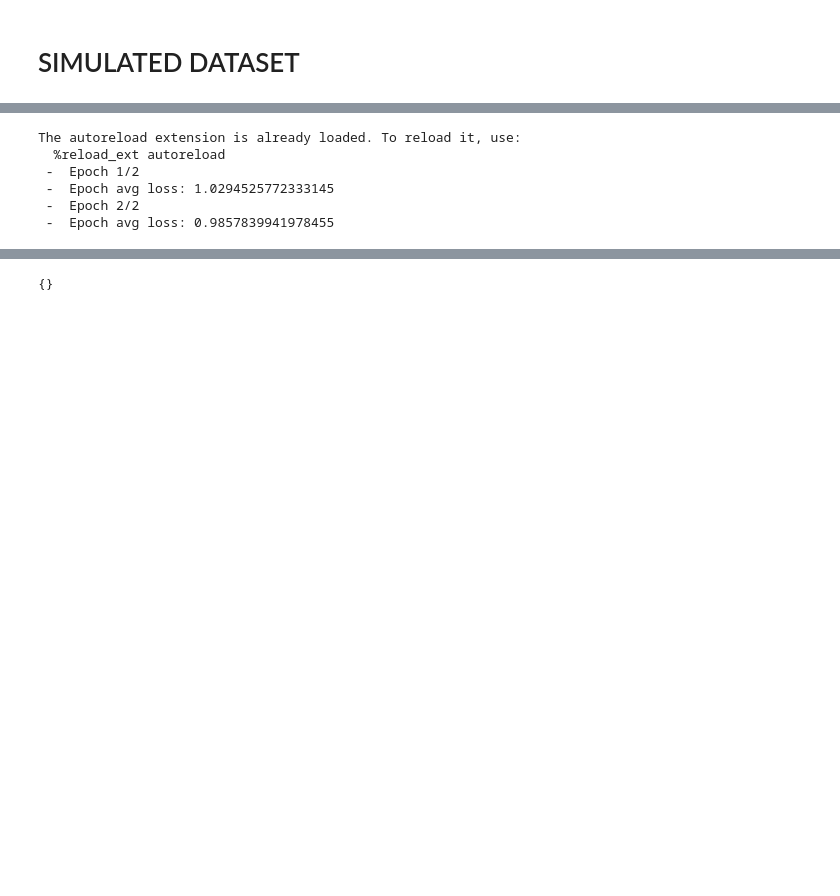
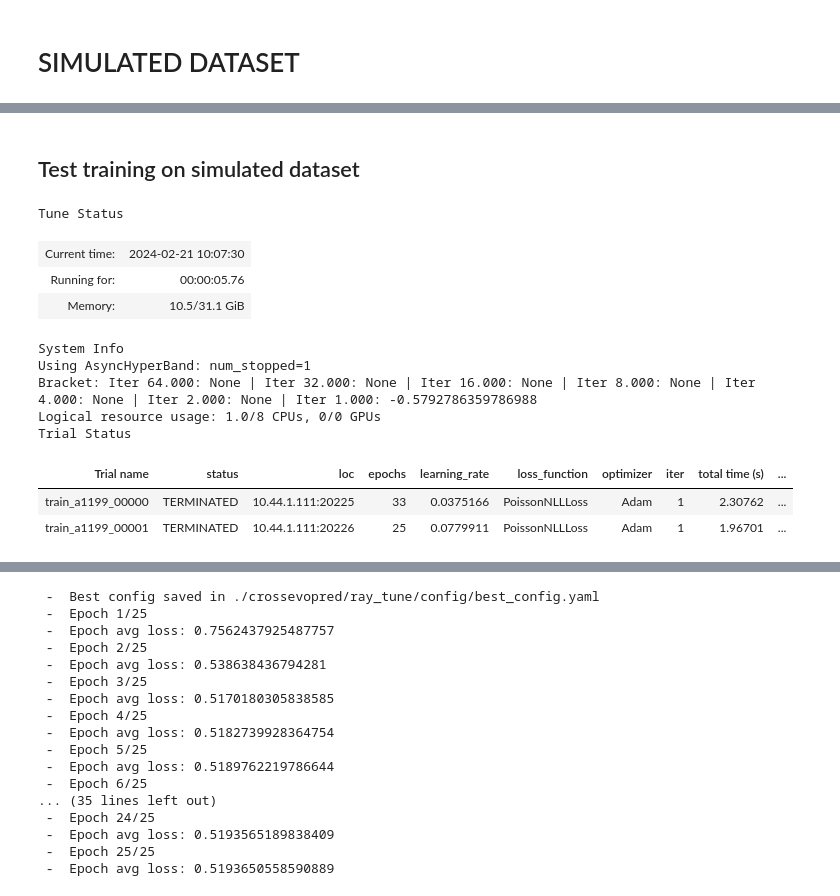
Before and after one commit to luisas/CrossEvoPred, a Jupyter notebook: bin/simulate.ipynb, the cells around one changed output, grey strips where cells are left out. Cells and saved outputs as stored; diff of their text form; code cells hidden in the pictures; blank space fills up the shorter version.

```diff
--- a/bin/simulate.ipynb
+++ b/bin/simulate.ipynb
@@ -159,13 +199,12 @@ plot2 = plot_scatter_labels(test_df, "test")
+# %% [markdown]
+## Test training on simulated dataset
 # %%
 # retrain model
-import pandas as pd
 import numpy as np
-from Bio import SeqIO
 import torch
 from crossevopred.src.model.dummy_model import DummyModel
 from crossevopred.src.model.trainer import Trainer
 from crossevopred.utils.data_processing_utils import *
-from crossevopred.src.data.dataset import ExpressionDataset
 from crossevopred.src.data.encoder import *
 from crossevopred.utils.plots import *
 import torch.nn as nn
@@ -178,36 +217,44 @@ from scipy.stats import pearsonr
 tune_configuration = "./crossevopred/config/tune_config.yaml"
 best_config_file = "./crossevopred/ray_tune/config/best_config.yaml"
 
 # seed for reproducibility
 seed = 42
 torch.manual_seed(seed)
 np.random.seed(seed)
 
 
 # Initialize model
 model   = DummyModel()
 model.initialize_weights("xavier_uniform_")
 # Load the dataset
 trainining_datatset_loader = torch.load(training_dataset_file)
 val_datatset_loader = torch.load(val_dataset_file)
 test_datatset_loader = torch.load(test_dataset_file)
 
 # Inizialize the trainer
 trainer = Trainer(model = model,
                        training_loader = trainining_datatset_loader,
                        validation_loader = val_datatset_loader,
                        test_loader = test_datatset_loader,
                        verbose=True)
 
 # Tune the model
 # trainer.tune(tune_configuration, best_config_file = best_config_file)
 
 # Train the model
+#trainer.training_loader = torch.utils.data.ConcatDataset([trainining_datatset_loader, val_datatset_loader])
+trainer.training_loader = trainining_datatset_loader
 trainer.train( best_config_file )
 # %% [output]
-The autoreload extension is already loaded. To reload it, use:
-  %reload_ext autoreload
- -  Epoch 1/2
- -  Epoch avg loss: 1.0294525772333145
- -  Epoch 2/2
- -  Epoch avg loss: 0.9857839941978455
+Tune Status
+| Current time: | 2024-02-21 10:07:30 |
+| Running for: | 00:00:05.76 |
+| Memory: | 10.5/31.1 GiB |
+System Info
+Using AsyncHyperBand: num_stopped=1
+Bracket: Iter 64.000: None | Iter 32.000: None | Iter 16.000: None | Iter 8.000: None | Iter 4.000: None | Iter 2.000: None | Iter 1.000: -0.5792786359786988
+Logical resource usage: 1.0/8 CPUs, 0/0 GPUs
+Trial Status
+| Trial name | status | loc | epochs | learning_rate | loss_function | optimizer | iter | total time (s) | ... |
+| train_a1199_00000 | TERMINATED | 10.44.1.111:20225 | 33 | 0.0375166 | PoissonNLLLoss | Adam | 1 | 2.30762 | ... |
+| train_a1199_00001 | TERMINATED | 10.44.1.111:20226 | 25 | 0.0779911 | PoissonNLLLoss | Adam | 1 | 1.96701 | ... |
@@ -214,4 +262,17 @@ The autoreload extension is already loaded. To reload it, use:
+ -  Best config saved in ./crossevopred/ray_tune/config/best_config.yaml
+ -  Epoch 1/25
+ -  Epoch avg loss: 0.7562437925487757
+ -  Epoch 2/25
+ -  Epoch avg loss: 0.538638436794281
+ -  Epoch 3/25
+ -  Epoch avg loss: 0.5170180305838585
+ -  Epoch 4/25
+ -  Epoch avg loss: 0.5182739928364754
+ -  Epoch 5/25
+ -  Epoch avg loss: 0.5189762219786644
+ -  Epoch 6/25
+... (35 lines left out)
+ -  Epoch 24/25
+ -  Epoch avg loss: 0.5193565189838409
+ -  Epoch 25/25
+ -  Epoch avg loss: 0.5193650558590889
-# %%
-trainer.training_infos
-# %% [output]
-{}
```
Also changed, not shown: parts of 12 cells of this notebook, 5 other files.
